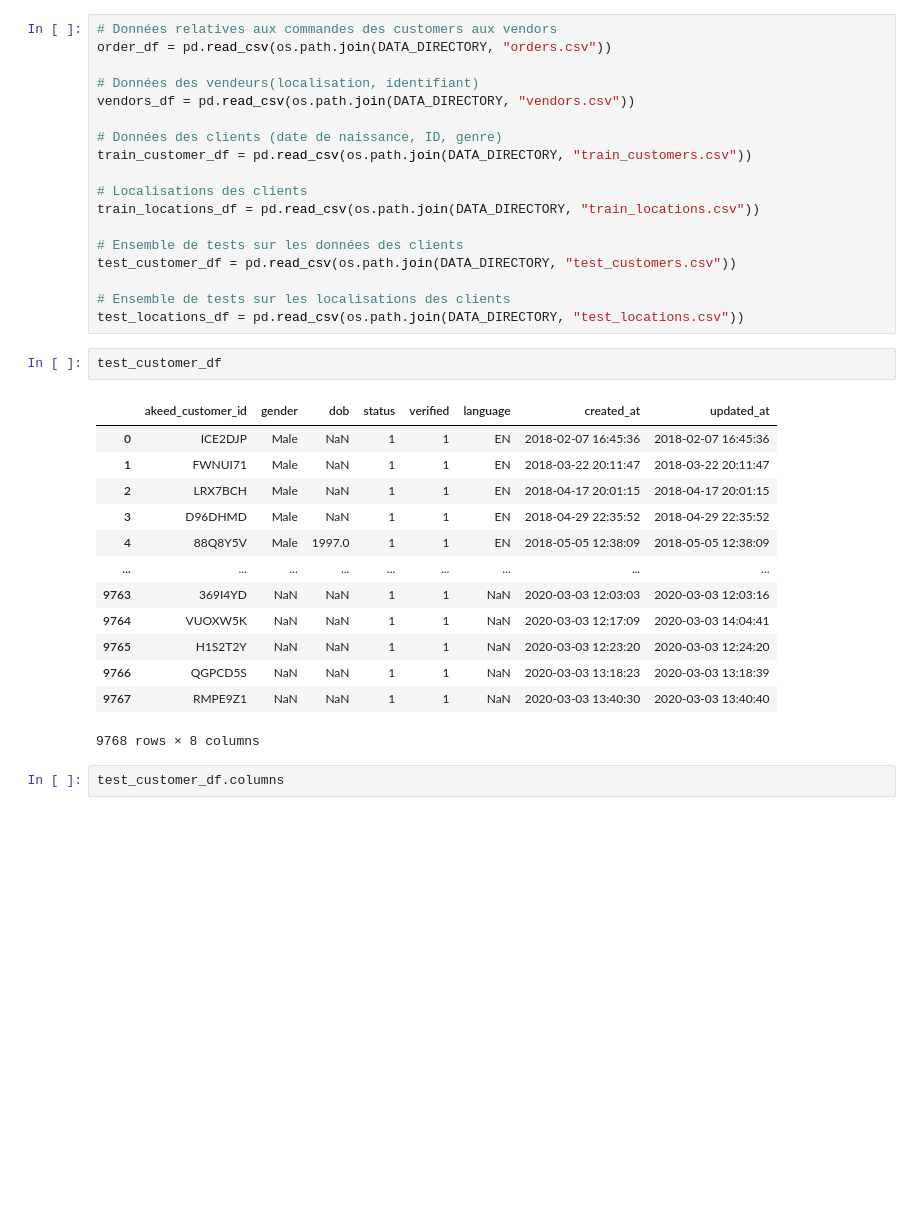
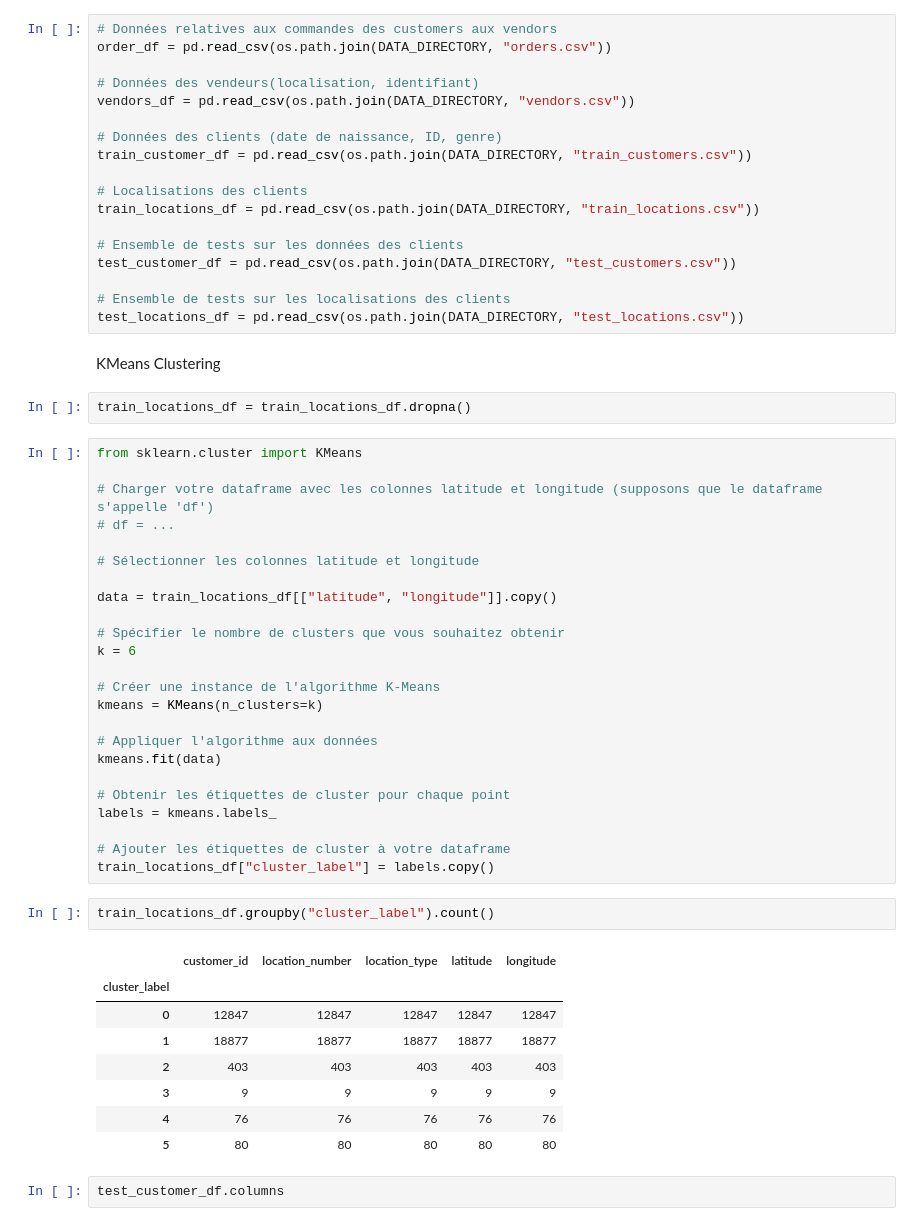
Before and after one commit to Bast-94/Restaurant-Recommander-System, a Jupyter notebook: notebook.ipynb, the cells around one changed output. Cells and saved outputs as stored; diff of their text form; blank space fills up the shorter version.

Commit message:
ADD(Kmeans Clustering): Début du KMeans clustering en affectant des labels au localisation des clients.

```diff
--- a/notebook.ipynb
+++ b/notebook.ipynb
@@ -351,22 +351,45 @@ test_customer_df = pd.read_csv(os.path.join(DATA_DIRECTORY, "test_customers.csv"
 
 # Ensemble de tests sur les localisations des clients
 test_locations_df = pd.read_csv(os.path.join(DATA_DIRECTORY, "test_locations.csv"))
-# %%
-test_customer_df
-# %% [output]
-|  | akeed_customer_id | gender | dob | status | verified | language | created_at | updated_at |
-| 0 | ICE2DJP | Male | NaN | 1 | 1 | EN | 2018-02-07 16:45:36 | 2018-02-07 16:45:36 |
-| 1 | FWNUI71 | Male | NaN | 1 | 1 | EN | 2018-03-22 20:11:47 | 2018-03-22 20:11:47 |
-| 2 | LRX7BCH | Male | NaN | 1 | 1 | EN | 2018-04-17 20:01:15 | 2018-04-17 20:01:15 |
-| 3 | D96DHMD | Male | NaN | 1 | 1 | EN | 2018-04-29 22:35:52 | 2018-04-29 22:35:52 |
-| 4 | 88Q8Y5V | Male | 1997.0 | 1 | 1 | EN | 2018-05-05 12:38:09 | 2018-05-05 12:38:09 |
-| ... | ... | ... | ... | ... | ... | ... | ... | ... |
-| 9763 | 369I4YD | NaN | NaN | 1 | 1 | NaN | 2020-03-03 12:03:03 | 2020-03-03 12:03:16 |
-| 9764 | VUOXW5K | NaN | NaN | 1 | 1 | NaN | 2020-03-03 12:17:09 | 2020-03-03 14:04:41 |
-| 9765 | H1S2T2Y | NaN | NaN | 1 | 1 | NaN | 2020-03-03 12:23:20 | 2020-03-03 12:24:20 |
-| 9766 | QGPCD5S | NaN | NaN | 1 | 1 | NaN | 2020-03-03 13:18:23 | 2020-03-03 13:18:39 |
-| 9767 | RMPE9Z1 | NaN | NaN | 1 | 1 | NaN | 2020-03-03 13:40:30 | 2020-03-03 13:40:40 |
-9768 rows × 8 columns
+# %% [markdown]
+KMeans Clustering
+# %%
+train_locations_df = train_locations_df.dropna()
+# %%
+from sklearn.cluster import KMeans
+
+# Charger votre dataframe avec les colonnes latitude et longitude (supposons que le dataframe s'appelle 'df')
+# df = ...
+
+# Sélectionner les colonnes latitude et longitude
+
+data = train_locations_df[["latitude", "longitude"]].copy()
+
+# Spécifier le nombre de clusters que vous souhaitez obtenir
+k = 6
+
+# Créer une instance de l'algorithme K-Means
+kmeans = KMeans(n_clusters=k)
+
+# Appliquer l'algorithme aux données
+kmeans.fit(data)
+
+# Obtenir les étiquettes de cluster pour chaque point
+labels = kmeans.labels_
+
+# Ajouter les étiquettes de cluster à votre dataframe
+train_locations_df["cluster_label"] = labels.copy()
+# %%
+train_locations_df.groupby("cluster_label").count()
+# %% [output]
+|  | customer_id | location_number | location_type | latitude | longitude |
+| cluster_label |  |  |  |  |  |
+| 0 | 12847 | 12847 | 12847 | 12847 | 12847 |
+| 1 | 18877 | 18877 | 18877 | 18877 | 18877 |
+| 2 | 403 | 403 | 403 | 403 | 403 |
+| 3 | 9 | 9 | 9 | 9 | 9 |
+| 4 | 76 | 76 | 76 | 76 | 76 |
+| 5 | 80 | 80 | 80 | 80 | 80 |
 # %%
 test_customer_df.columns
 # %% [output]
```
